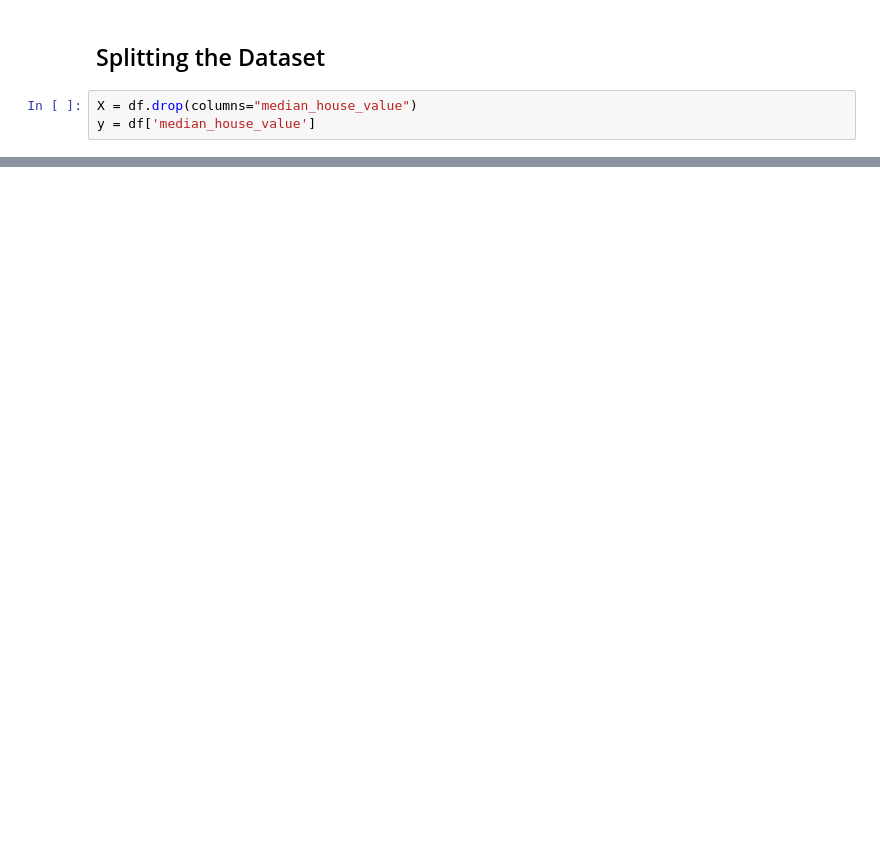
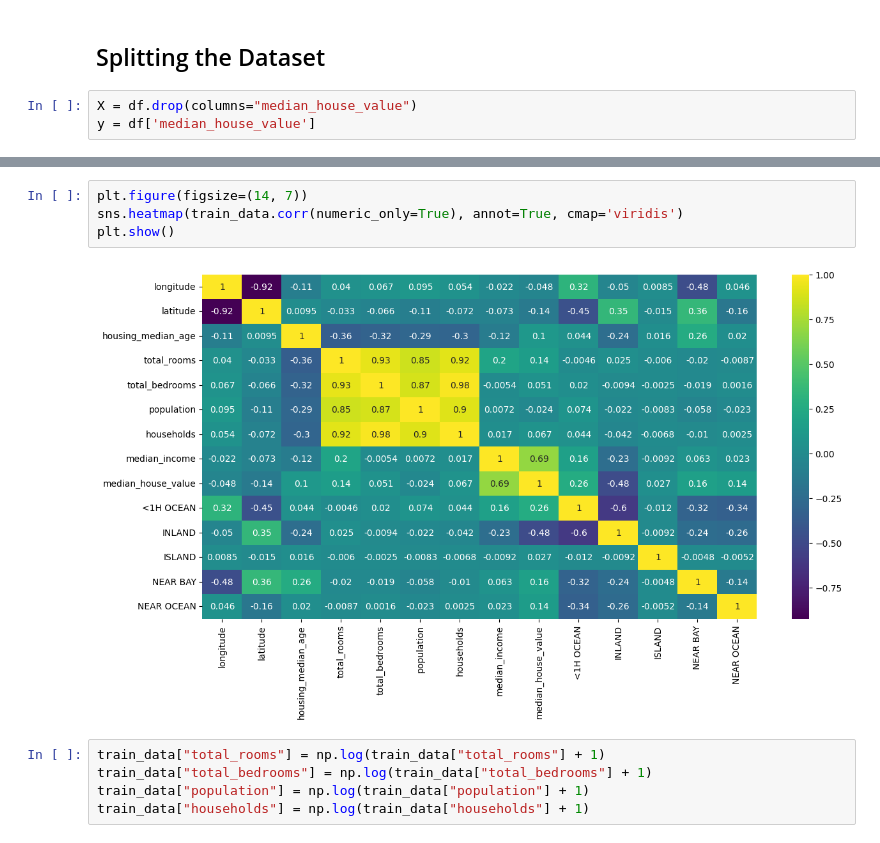
Before and after one commit to ANSH5252/California-Housing-Prices, a Jupyter notebook: housing.ipynb, the cells around one changed output, grey strips where cells are left out. Cells and saved outputs as stored; diff of their text form; blank space fills up the shorter version.

```diff
--- a/housing.ipynb
+++ b/housing.ipynb
@@ -78,0 +212,11 @@ y = df['median_house_value']
+# %%
+plt.figure(figsize=(14, 7))
+sns.heatmap(train_data.corr(numeric_only=True), annot=True, cmap='viridis')
+plt.show()
+# %% [output]
+[figure, added]
+# %%
+train_data["total_rooms"] = np.log(train_data["total_rooms"] + 1)
+train_data["total_bedrooms"] = np.log(train_data["total_bedrooms"] + 1)
+train_data["population"] = np.log(train_data["population"] + 1)
+train_data["households"] = np.log(train_data["households"] + 1)
```
Also changed, not shown: parts of 18 cells of this notebook.
